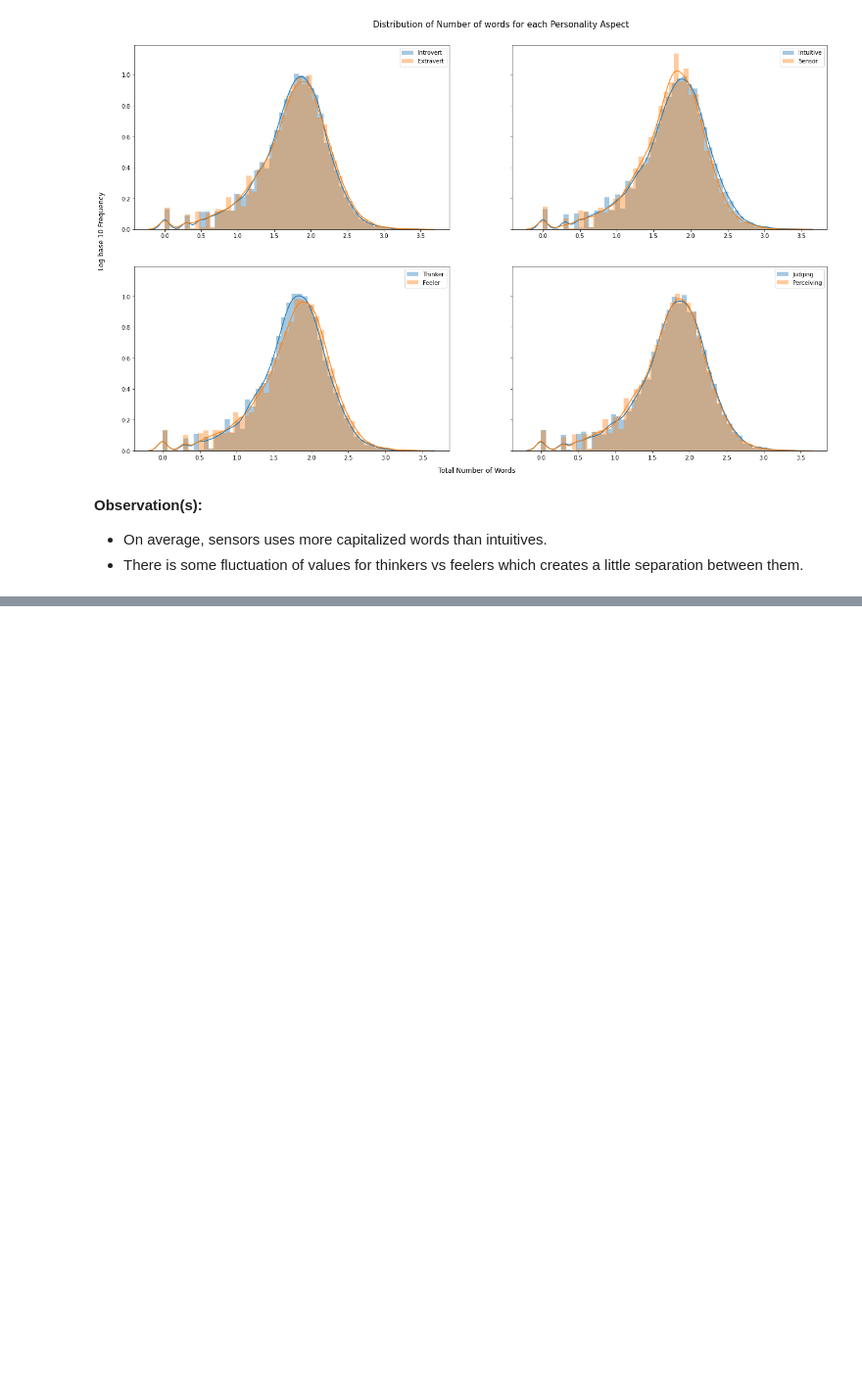
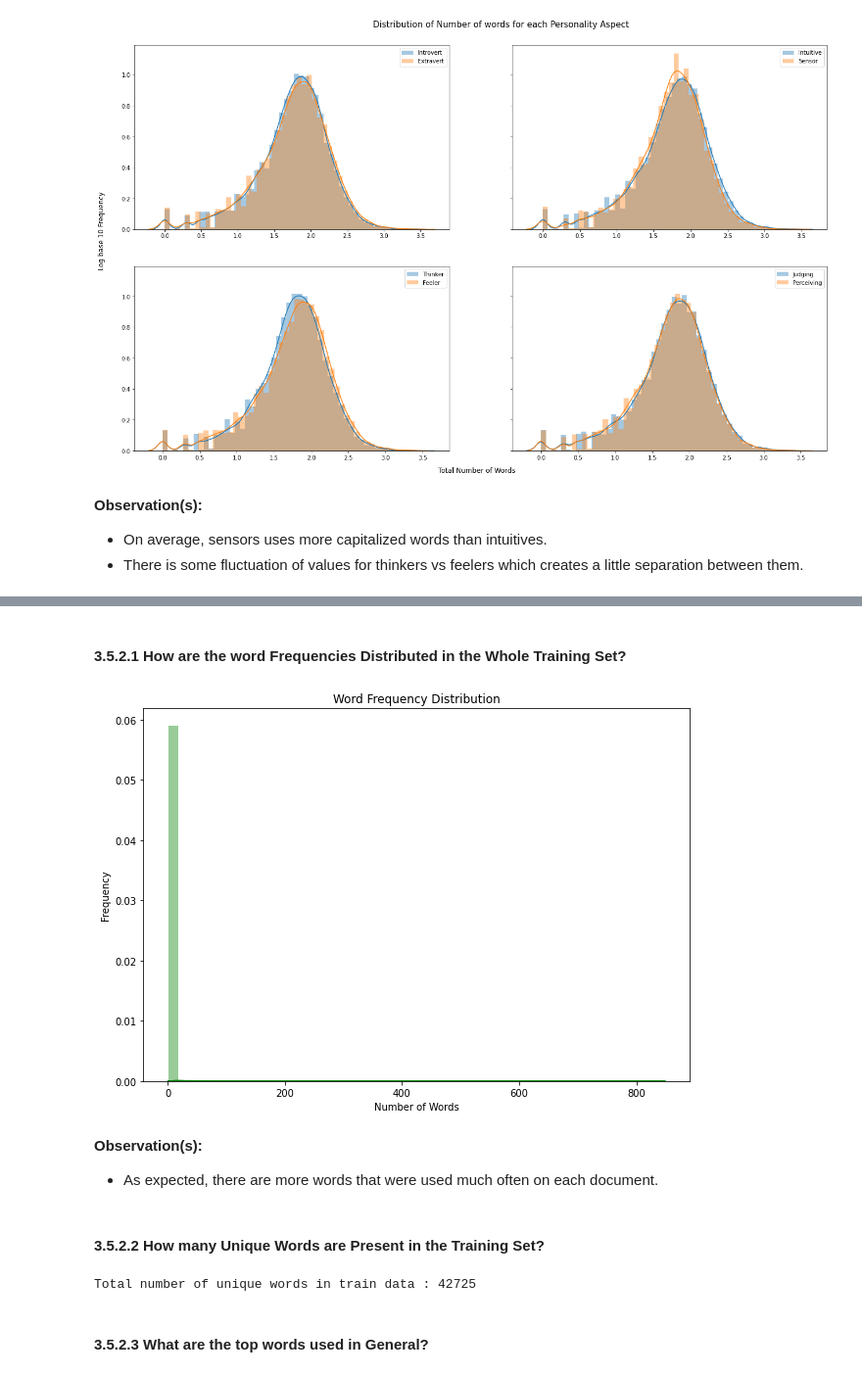
Before and after one commit to PHMark/project_mbti, a Jupyter notebook: personalitics/notebooks/Personalitics_Main.ipynb, the cells around one changed output, grey strips where cells are left out. Shown at 98% size. Cells and saved outputs as stored; diff of their text form; code cells hidden in the pictures; blank space fills up the shorter version.

```diff
--- a/personalitics/notebooks/Personalitics_Main.ipynb
+++ b/personalitics/notebooks/Personalitics_Main.ipynb
@@ -1141,13 +1158,0 @@ def extract_dictionary_paddle(cls_text):
-# %%
-# building a CountVectorizer with all the words that occured minimum 5 times in train data
-def vectorize_words(data):
-  text_vectorizer = CountVectorizer(min_df=5, max_df=20000, decode_error='replace')
-  train_text_feature_onehotCoding = text_vectorizer.fit_transform(data)
-  train_text_features= text_vectorizer.get_feature_names()
-  train_text_fea_counts = train_text_feature_onehotCoding.sum(axis=0).A1
-  text_fea_dict = dict(zip(list(train_text_features),train_text_fea_counts))
-  return text_fea_dict
-# %%
-text_fea_dict = vectorize_words(X_train)
-sorted_text_fea_dict = dict(sorted(text_fea_dict.items(), key=lambda x: x[1] , reverse=True))
-sorted_text_occur = np.array(list(sorted_text_fea_dict.values()))
@@ -1376,0 +1175,9 @@ len(list({'cc': 76738,
+# %%
+def vectorize_words(data, max_df, ngrams=(1,1)):
+  text_vectorizer = CountVectorizer(min_df=10, max_df=max_df, ngram_range=ngrams,
+                                    decode_error='replace', stop_words=stopwords)
+  train_text_feature_onehotCoding = text_vectorizer.fit_transform(data)
+  train_text_features= text_vectorizer.get_feature_names()
+  train_text_feature_counts = train_text_feature_onehotCoding.sum(axis=0).A1
+  text_fea_dict = dict(zip(list(train_text_features), train_text_feature_counts))
+  return text_fea_dict
@@ -1376,0 +1198,27 @@ len(list({'cc': 76738,
+# %%
+text_feature_dict = vectorize_words(X_train, max_df=1)
+sorted_text_feature_dict = dict(sorted(text_feature_dict.items(),
+                                       key=lambda x: x[1], reverse=True))
+sorted_text_occur = np.array(list(sorted_text_feature_dict.values()))
+# %% [markdown]
+#### 3.5.2.1 How are the word Frequencies Distributed in the Whole Training Set?
+# %%
+plt.figure(figsize=(10,7))
+plt.title('Word Frequency Distribution')
+sns.distplot(sorted_text_occur, color='green')
+plt.xlabel('Number of Words')
+plt.ylabel('Frequency')
+plt.show()
+# %% [output]
+[figure, added]
+# %% [markdown]
+<b> Observation(s): </b><br>
+*  As expected, there are more words that were used much often on each document.
+# %% [markdown]
+#### 3.5.2.2 How many Unique Words are Present in the Training Set?
+# %%
+print("Total number of unique words in train data :", len(sorted_text_feature_dict))
+# %% [output]
+Total number of unique words in train data : 42725
+# %% [markdown]
+#### 3.5.2.3 What are the top words used in General?
```
Also changed, not shown: parts of 153 cells of this notebook.
